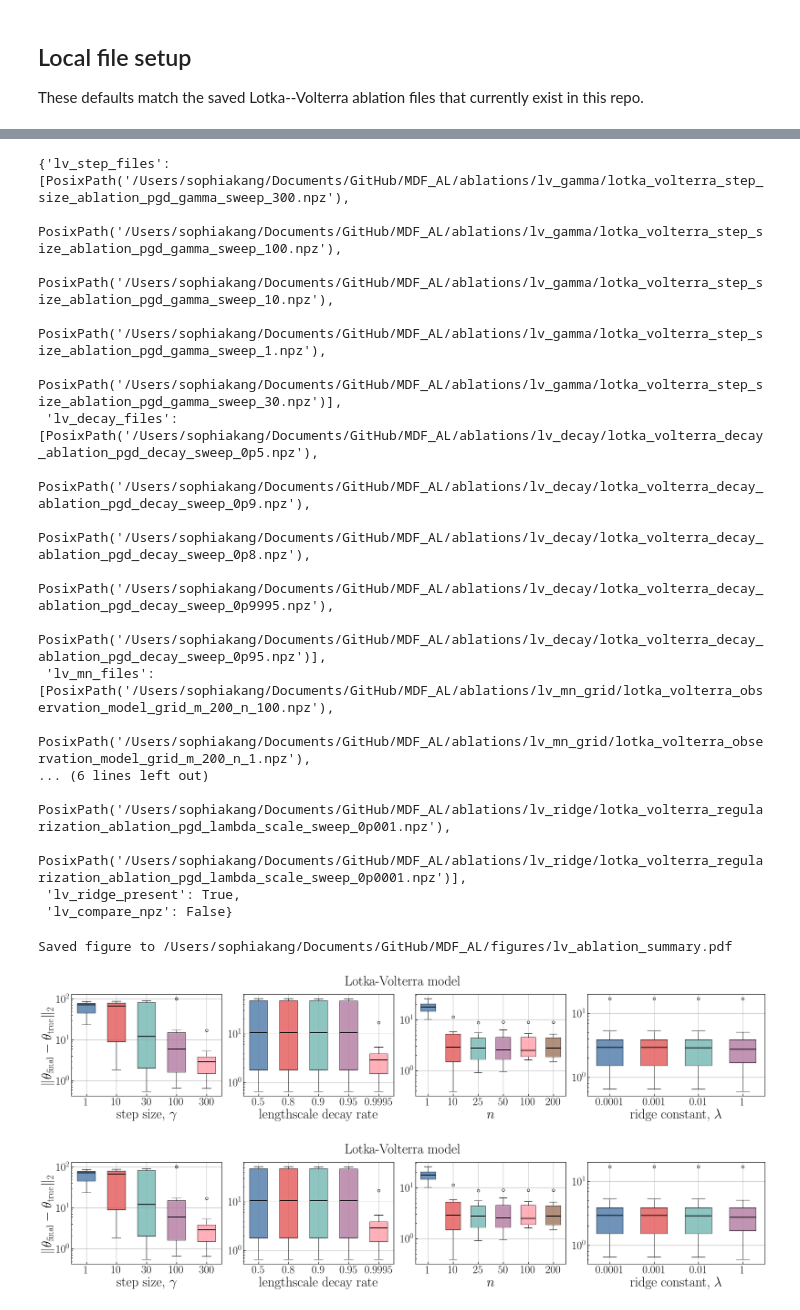
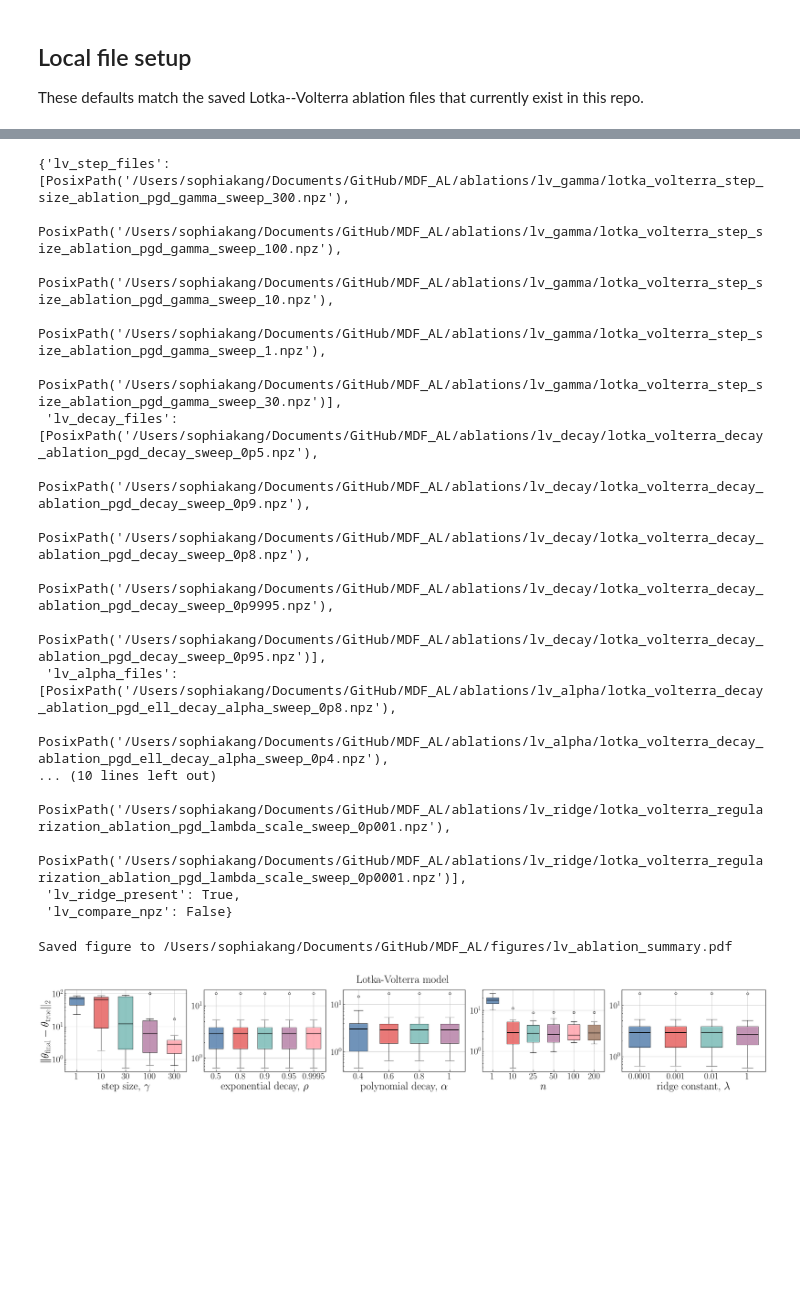
Before and after one commit to seulkang0518/MDF_AL, a Jupyter notebook: lv_ablations.ipynb, the cells around one changed output, grey strips where cells are left out. Drawn from its saved outputs; the diff is of its cells as text; code cells hidden in the pictures; blank space fills up the shorter version.

```diff
--- a/lv_ablations.ipynb
+++ b/lv_ablations.ipynb
@@ -379,6 +415,7 @@ These defaults match the saved Lotka--Volterra ablation files that currently exi
 # %%
 lv_step_dir = ABLATIONS_DIR / "lv_gamma"
 lv_decay_dir = ABLATIONS_DIR / "lv_decay"
+lv_alpha_dir = ABLATIONS_DIR / "lv_alpha"
 lv_mn_dir = ABLATIONS_DIR / "lv_mn_grid"
 lv_ridge_dir = ABLATIONS_DIR / "lv_ridge"
 lv_compare_npz = ROOT / "lotka_volterra_results_pgd_vs_sgd.npz"
@@ -386,10 +423,11 @@ lv_compare_npz = ROOT / "lotka_volterra_results_pgd_vs_sgd.npz"
 {
     "lv_step_dir": lv_step_dir,
     "lv_decay_dir": lv_decay_dir,
+    "lv_alpha_dir": lv_alpha_dir,
     "lv_mn_dir": lv_mn_dir,
     "lv_ridge_dir": lv_ridge_dir,
     "lv_compare_npz": lv_compare_npz,
-    "outputs": [STEP_OUTPUT, DECAY_OUTPUT, MN_OUTPUT, LENGTHSCALE_OUTPUT],
+    "outputs": [STEP_OUTPUT, DECAY_OUTPUT, ALPHA_OUTPUT, MN_OUTPUT, LENGTHSCALE_OUTPUT],
 }
 # %% [output]
 {'lv_step_dir': PosixPath('/Users/sophiakang/Documents/GitHub/MDF_AL/ablations/lv_gamma'),
@@ -405,6 +445,7 @@ lv_compare_npz = ROOT / "lotka_volterra_results_pgd_vs_sgd.npz"
 available_inputs = {
     "lv_step_files": [path for path in lv_step_dir.glob("lotka_volterra_step_size_ablation_pgd_gamma_sweep_*.npz") if not path.name.endswith("_summary.npz")],
     "lv_decay_files": [path for path in lv_decay_dir.glob("lotka_volterra_decay_ablation_pgd_decay_sweep_*.npz") if not path.name.endswith("_summary.npz")],
+    "lv_alpha_files": [path for path in lv_alpha_dir.glob("lotka_volterra_decay_ablation_pgd_ell_decay_alpha_sweep_*.npz") if not path.name.endswith("_summary.npz")],
     "lv_mn_files": list(lv_mn_dir.glob("lotka_volterra_observation_model_grid_m_*_n_*.npz")),
     "lv_ridge_files": [path for path in lv_ridge_dir.glob("lotka_volterra_regularization_ablation_pgd_lambda_scale_sweep_*.npz") if not path.name.endswith("_summary.npz")],
     "lv_ridge_present": any(path for path in lv_ridge_dir.glob("lotka_volterra_regularization_ablation_pgd_lambda_scale_sweep_*.npz") if not path.name.endswith("_summary.npz")),
@@ -422,9 +463,9 @@ available_inputs
   PosixPath('/Users/sophiakang/Documents/GitHub/MDF_AL/ablations/lv_decay/lotka_volterra_decay_ablation_pgd_decay_sweep_0p8.npz'),
   PosixPath('/Users/sophiakang/Documents/GitHub/MDF_AL/ablations/lv_decay/lotka_volterra_decay_ablation_pgd_decay_sweep_0p9995.npz'),
   PosixPath('/Users/sophiakang/Documents/GitHub/MDF_AL/ablations/lv_decay/lotka_volterra_decay_ablation_pgd_decay_sweep_0p95.npz')],
- 'lv_mn_files': [PosixPath('/Users/sophiakang/Documents/GitHub/MDF_AL/ablations/lv_mn_grid/lotka_volterra_observation_model_grid_m_200_n_100.npz'),
-  PosixPath('/Users/sophiakang/Documents/GitHub/MDF_AL/ablations/lv_mn_grid/lotka_volterra_observation_model_grid_m_200_n_1.npz'),
-... (6 lines left out)
+ 'lv_alpha_files': [PosixPath('/Users/sophiakang/Documents/GitHub/MDF_AL/ablations/lv_alpha/lotka_volterra_decay_ablation_pgd_ell_decay_alpha_sweep_0p8.npz'),
+  PosixPath('/Users/sophiakang/Documents/GitHub/MDF_AL/ablations/lv_alpha/lotka_volterra_decay_ablation_pgd_ell_decay_alpha_sweep_0p4.npz'),
+... (10 lines left out)
   PosixPath('/Users/sophiakang/Documents/GitHub/MDF_AL/ablations/lv_ridge/lotka_volterra_regularization_ablation_pgd_lambda_scale_sweep_0p001.npz'),
   PosixPath('/Users/sophiakang/Documents/GitHub/MDF_AL/ablations/lv_ridge/lotka_volterra_regularization_ablation_pgd_lambda_scale_sweep_0p0001.npz')],
  'lv_ridge_present': True,
@@ -432,33 +473,34 @@ available_inputs
 # %%
 required_inputs = [
     *[path for path in lv_step_dir.glob("lotka_volterra_step_size_ablation_pgd_gamma_sweep_*.npz") if not path.name.endswith("_summary.npz")],
     *[path for path in lv_decay_dir.glob("lotka_volterra_decay_ablation_pgd_decay_sweep_*.npz") if not path.name.endswith("_summary.npz")],
+    *[path for path in lv_alpha_dir.glob("lotka_volterra_decay_ablation_pgd_ell_decay_alpha_sweep_*.npz") if not path.name.endswith("_summary.npz")],
     *list(lv_mn_dir.glob("lotka_volterra_observation_model_grid_m_*_n_*.npz")),
     *[path for path in lv_ridge_dir.glob("lotka_volterra_regularization_ablation_pgd_lambda_scale_sweep_*.npz") if not path.name.endswith("_summary.npz")],
 ]
 missing_inputs = [path for path in required_inputs if not Path(path).exists()]
 if not any(path for path in lv_ridge_dir.glob("lotka_volterra_regularization_ablation_pgd_lambda_scale_sweep_*.npz") if not path.name.endswith("_summary.npz")):
     missing_inputs.append(lv_ridge_dir)
 
 if not missing_inputs:
     fig = make_lv_ablation_summary(
         lv_step_dir=lv_step_dir,
         lv_decay_dir=lv_decay_dir,
+        lv_alpha_dir=lv_alpha_dir,
         lv_mn_dir=lv_mn_dir,
         lv_ridge_dir=lv_ridge_dir,
         output_path=None,
-        figsize=(24, 5),
+        figsize=(30, 5),
         dpi=SUMMARY_DPI,
     )
     fig.savefig(SUMMARY_OUTPUT, bbox_inches="tight")
     print(f"Saved figure to {SUMMARY_OUTPUT}")
     display(fig)
 else:
     print(
         f"Figure not rendered because {len(missing_inputs)} source input(s) are missing: "
         + ", ".join(str(path) for path in missing_inputs)
     )
 # %% [output]
 Saved figure to /Users/sophiakang/Documents/GitHub/MDF_AL/figures/lv_ablation_summary.pdf
-[figure, old version]
+[figure, new version]
-[figure, removed]
```
Also changed, not shown: parts of 2 cells of this notebook, 41 other files.
